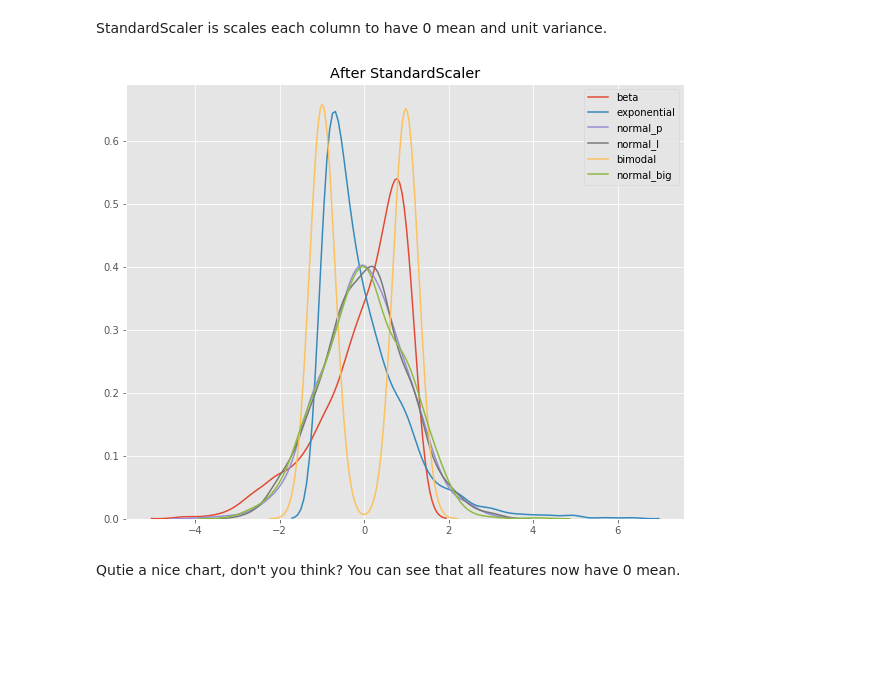
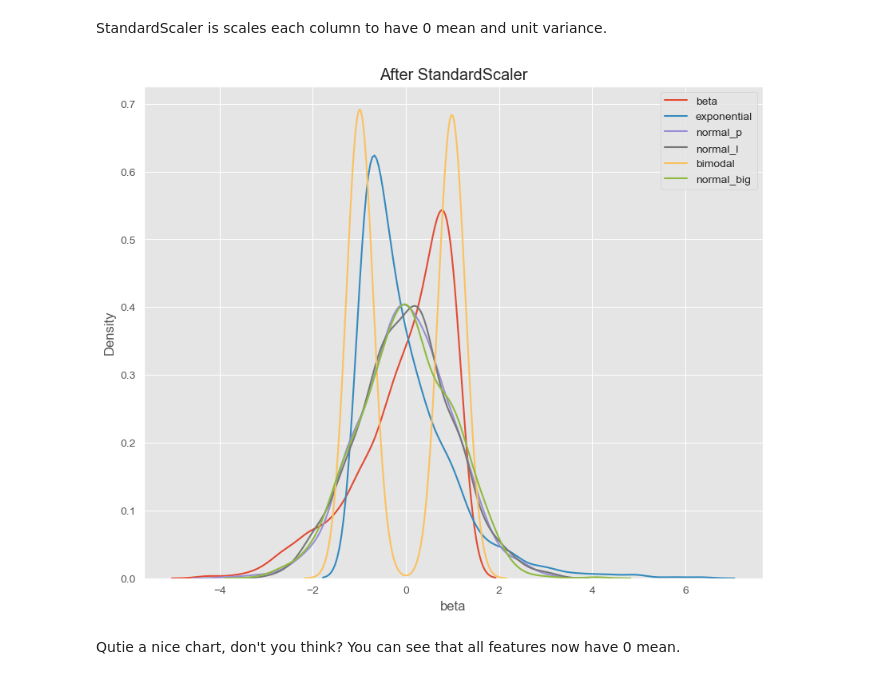
Before and after one commit to Rdm-Nico/BDTA, a Jupyter notebook: Essentials/Sklearn/guide_to_scaling_std/guide-to-scaling-and-standardizing.ipynb, the cells around one changed output. Saved outputs shown, nothing was run; the diff lists cells and outputs as text; code cells hidden in the pictures; blank space fills up the shorter version.

```diff
--- a/Essentials/Sklearn/guide_to_scaling_std/guide-to-scaling-and-standardizing.ipynb
+++ b/Essentials/Sklearn/guide_to_scaling_std/guide-to-scaling-and-standardizing.ipynb
@@ -324,23 +321,15 @@ Now let's look at StandardScaler.
 # StandardScaler
 # %% [markdown]
 StandardScaler is scales each column to have 0 mean and unit variance.
-# %%
-s_scaler = preprocessing.StandardScaler()
-df_s = s_scaler.fit_transform(df)
-
-df_s = pd.DataFrame(df_s, columns=col_names)
-
-fig, (ax1) = plt.subplots(ncols=1, figsize=(10, 8))
-ax1.set_title('After StandardScaler')
-
-sns.kdeplot(df_s['beta'], ax=ax1)
-sns.kdeplot(df_s['exponential'], ax=ax1)
-sns.kdeplot(df_s['normal_p'], ax=ax1)
-sns.kdeplot(df_s['normal_l'], ax=ax1)
-sns.kdeplot(df_s['bimodal'], ax=ax1)
-sns.kdeplot(df_s['normal_big'], ax=ax1);
-# %% [output]
-[figure, removed]
+# %%
+s_scaler = preprocessing.StandardScaler()
+df_s = s_scaler.fit_transform(df)
+
+df_s = pd.DataFrame(df_s, columns=col_names)
+
+plot_fig(df_s,'After StandardScaler')
+# %% [output]
+[figure, added]
 # %% [markdown]
 Qutie a nice chart, don't you think? You can see that all features now have 0 mean.
 # %% [markdown]
```
Also changed, not shown: parts of 15 cells of this notebook.
